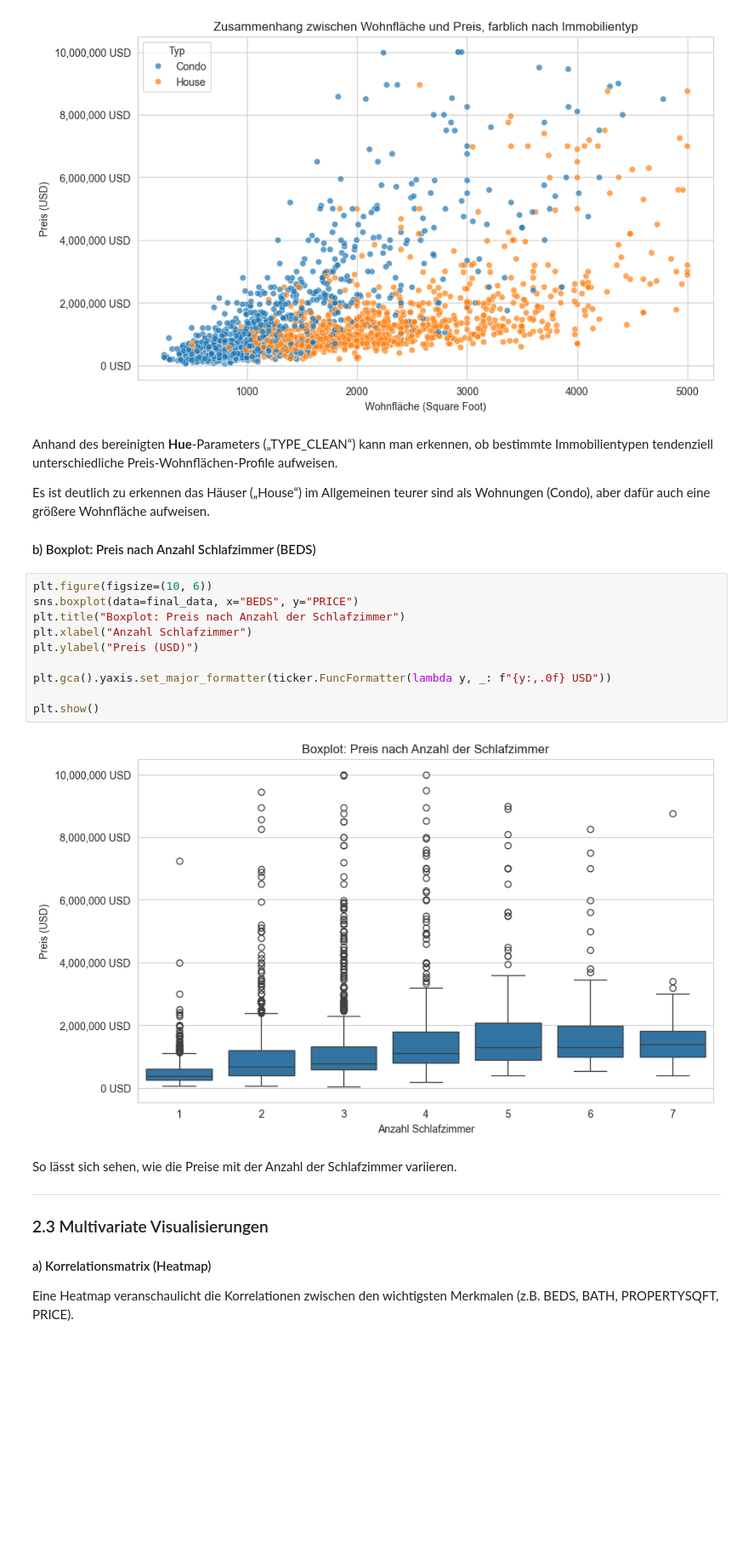
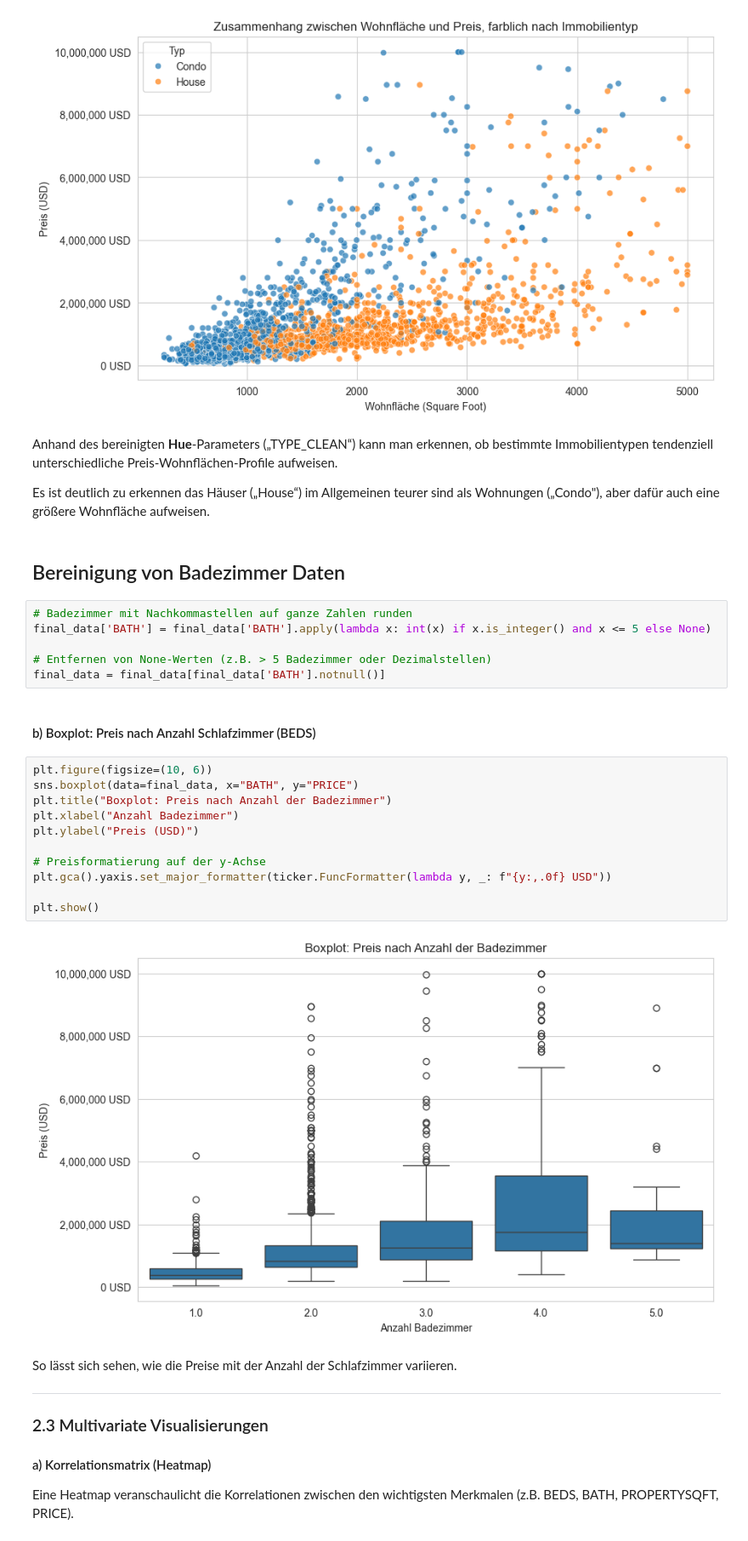
Before and after one commit to Velt1/DASC, a Jupyter notebook: CS22_1_Fritsche_Kossowski.ipynb, the cells around one changed output. Shown at 85% size. Cells and saved outputs as stored; diff of their text form; blank space fills up the shorter version.

```diff
--- a/CS22_1_Fritsche_Kossowski.ipynb
+++ b/CS22_1_Fritsche_Kossowski.ipynb
@@ -777,21 +782,30 @@ plt.show()
 
 Anhand des bereinigten **Hue**-Parameters („TYPE_CLEAN“) kann man erkennen, ob bestimmte Immobilientypen tendenziell unterschiedliche Preis-Wohnflächen-Profile aufweisen.
 
-Es ist deutlich zu erkennen das Häuser („House“) im Allgemeinen teurer sind als Wohnungen (Condo), aber dafür auch eine größere Wohnfläche aufweisen.
-
-#### b) Boxplot: Preis nach Anzahl Schlafzimmer (BEDS)
+Es ist deutlich zu erkennen das Häuser („House“) im Allgemeinen teurer sind als Wohnungen („Condo"), aber dafür auch eine größere Wohnfläche aufweisen.
+# %% [markdown]
+## Bereinigung von Badezimmer Daten
+# %%
+# Badezimmer mit Nachkommastellen auf ganze Zahlen runden
+final_data['BATH'] = final_data['BATH'].apply(lambda x: int(x) if x.is_integer() and x <= 5 else None)
+
+# Entfernen von None-Werten (z.B. > 5 Badezimmer oder Dezimalstellen)
+final_data = final_data[final_data['BATH'].notnull()]
+# %% [markdown]
+#### b) Boxplot: Preis nach Anzahl Schlafzimmer (BEDS)
 # %%
 plt.figure(figsize=(10, 6))
-sns.boxplot(data=final_data, x="BEDS", y="PRICE")
-plt.title("Boxplot: Preis nach Anzahl der Schlafzimmer")
-plt.xlabel("Anzahl Schlafzimmer")
+sns.boxplot(data=final_data, x="BATH", y="PRICE")
+plt.title("Boxplot: Preis nach Anzahl der Badezimmer")
+plt.xlabel("Anzahl Badezimmer")
 plt.ylabel("Preis (USD)")
 
+# Preisformatierung auf der y-Achse
 plt.gca().yaxis.set_major_formatter(ticker.FuncFormatter(lambda y, _: f"{y:,.0f} USD"))
 
 plt.show()
 # %% [output]
-[figure, old version]
+[figure, new version]
 # %% [markdown]
 So lässt sich sehen, wie die Preise mit der Anzahl der Schlafzimmer variieren.
 
```
Also changed, not shown: parts of 7 cells of this notebook.
